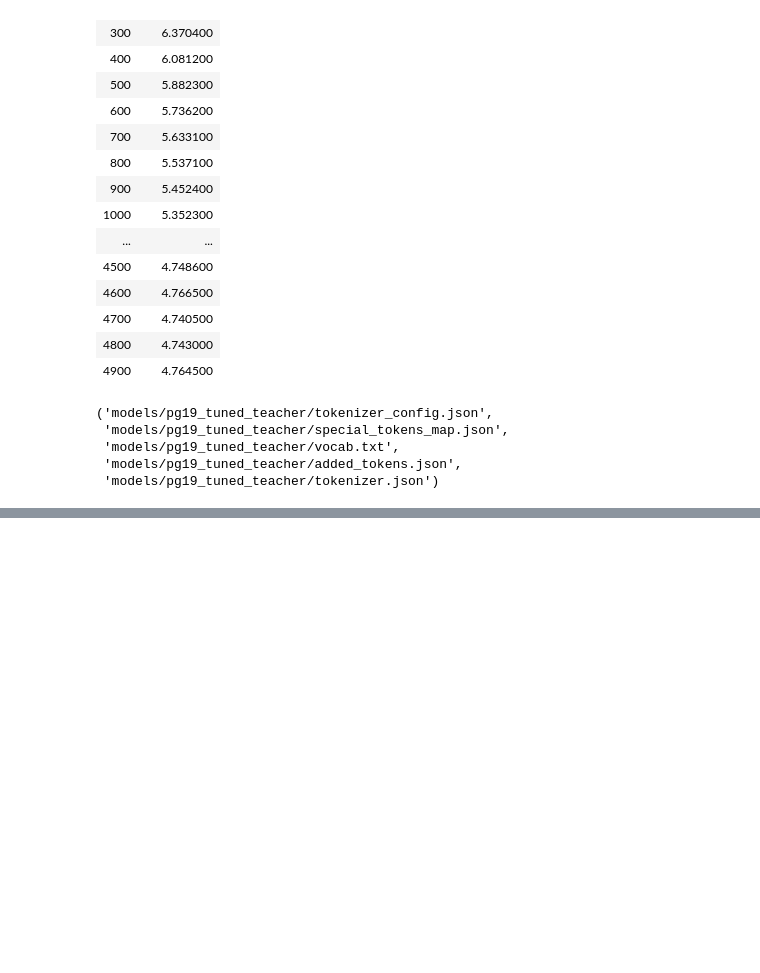
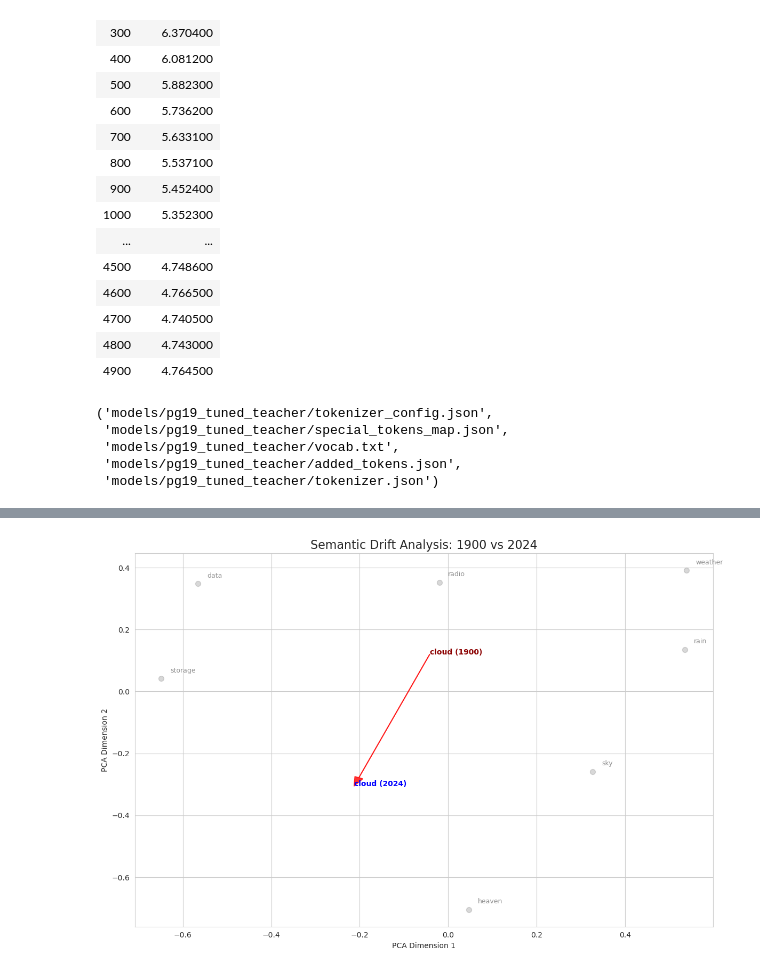
Before and after one commit to MarkusStefan/Semantic-Embedding-Evolution, a Jupyter notebook: notebooks/exp2.ipynb, the cells around one changed output, grey strips where cells are left out. Cells and saved outputs as stored; diff of their text form; code cells hidden in the pictures; blank space fills up the shorter version.

```diff
--- a/notebooks/exp2.ipynb
+++ b/notebooks/exp2.ipynb
@@ -692,0 +900,4 @@ Plotting trajectories for: []
+# %%
+plot_semantic_trajectory(model_modern, model_scratch, Rotation, ['cloud'], ['sky', 'heaven', 'weather', 'data', 'storage', 'radio', 'rain',])
+# %% [output]
+[figure, added]
```
Also changed, not shown: parts of 24 cells of this notebook.
